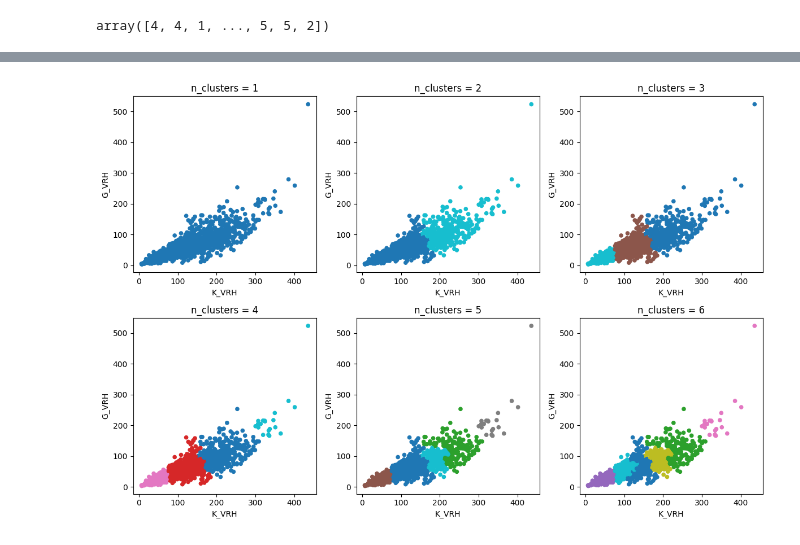
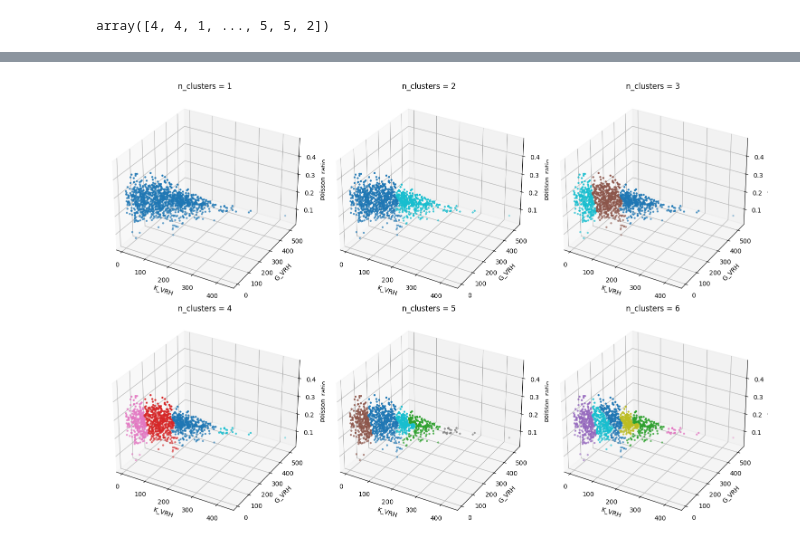
Before and after one commit to CMDDclass/MS697-material, a Jupyter notebook: Hands-on-session3/2025_2_Hands_on_session3_case3_practice.ipynb, the cells around one changed output, grey strips where cells are left out. Cells and saved outputs as stored; diff of their text form; code cells hidden in the pictures.

```diff
--- a/Hands-on-session3/2025_2_Hands_on_session3_case3_practice.ipynb
+++ b/Hands-on-session3/2025_2_Hands_on_session3_case3_practice.ipynb
@@ -15,11 +17,12 @@ ERROR: Invalid requirement: '-': Expected package name at the start of dependenc
     -
     ^
 # %%
-# Task: Load the elastic tensor dataset from matminer and keep only the columns "material_id" and "K_Voigt"
+# Task: Load the elastic tensor dataset from matminer and keep only the columns
+# "material_id", "K_VRH", "G_VRH", and "poisson_ratio"
 from matminer.datasets.convenience_loaders import load_elastic_tensor
 
-df = load_elastic_tensor()  # load the dataset in a pandas DataFrame object
-df.columns # check columns
-df = df[["material_id","K_VRH", "G_VRH"]]
+df = XXXXX()  # load the dataset in a pandas DataFrame object
+print(df.columns) # check columns
+df = df[["XXXXX","XXXXX", "XXXXX", "XXXXX"]]
 df.head()
 # %% [output]
@@ -67,6 +80,3 @@ Number of points: 1181
 group
 # %% [output]
 array([4, 4, 1, ..., 5, 5, 2])
-# %%
-df['group'] = group.tolist()
-df
@@ -86,0 +83,5 @@ df
+# %%
+# Task: Add the cluster labels as a new column "group" to the DataFrame and display the updated DataFrame
+
+df['XXXXX'] = XXXXX.XXXXX()
+df
@@ -87,25 +102,30 @@ df
 # %%
 import matplotlib.pyplot as plt
 from sklearn.cluster import AgglomerativeClustering
+from mpl_toolkits.mplot3d import Axes3D  # for 3D plotting
 
-X_2D = df[["K_VRH", "G_VRH"]].dropna()
+# 1) feature 선택: Bulk modulus, Shear modulus, Band gap
+X_3D = df[["K_VRH", "G_VRH", "poisson_ratio"]].dropna()
 
-# 2) 시각화 준비
-fig, axes = plt.subplots(2, 3, figsize=(12, 8))  # 2행 3열 subplot
-axes = axes.flatten()
+# 2) 시각화
+fig = plt.figure(figsize=(15, 10))
 
-for ax, n_clusters in zip(axes, range(1, 7)):  # 1 ~ 6 cluster
+for i, n_clusters in enumerate(range(1, 7), 1):  # 1 ~ 6 clusters
+    ax = fig.add_subplot(2, 3, i, projection="3d")
+
     model = AgglomerativeClustering(n_clusters=n_clusters, linkage="ward")
-    labels = model.fit_predict(X_2D)
+    labels = model.fit_predict(X_3D)
 
-    scatter = ax.scatter(X_2D["K_VRH"], X_2D["G_VRH"],
-                         c=labels, cmap="tab10", s=20)
+    ax.scatter(X_3D["K_VRH"], X_3D["G_VRH"], X_3D["poisson_ratio"],
+               c=labels, cmap="tab10", s=5)
+
     ax.set_title(f"n_clusters = {n_clusters}")
     ax.set_xlabel("K_VRH")
     ax.set_ylabel("G_VRH")
+    ax.set_zlabel("poisson_ratio")
 
 plt.tight_layout()
 plt.show()
 # %% [output]
-[figure, old version]
+[figure, new version]
 # %%
```
Also changed, not shown: parts of 12 cells of this notebook.
